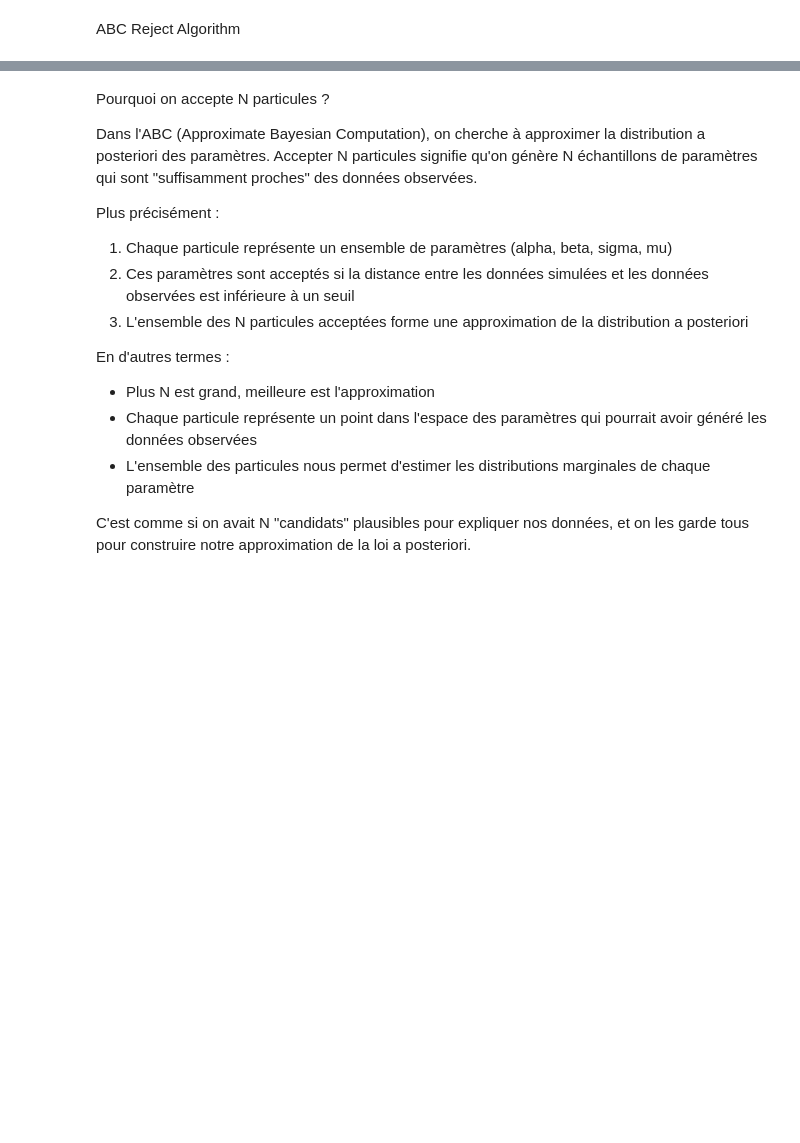
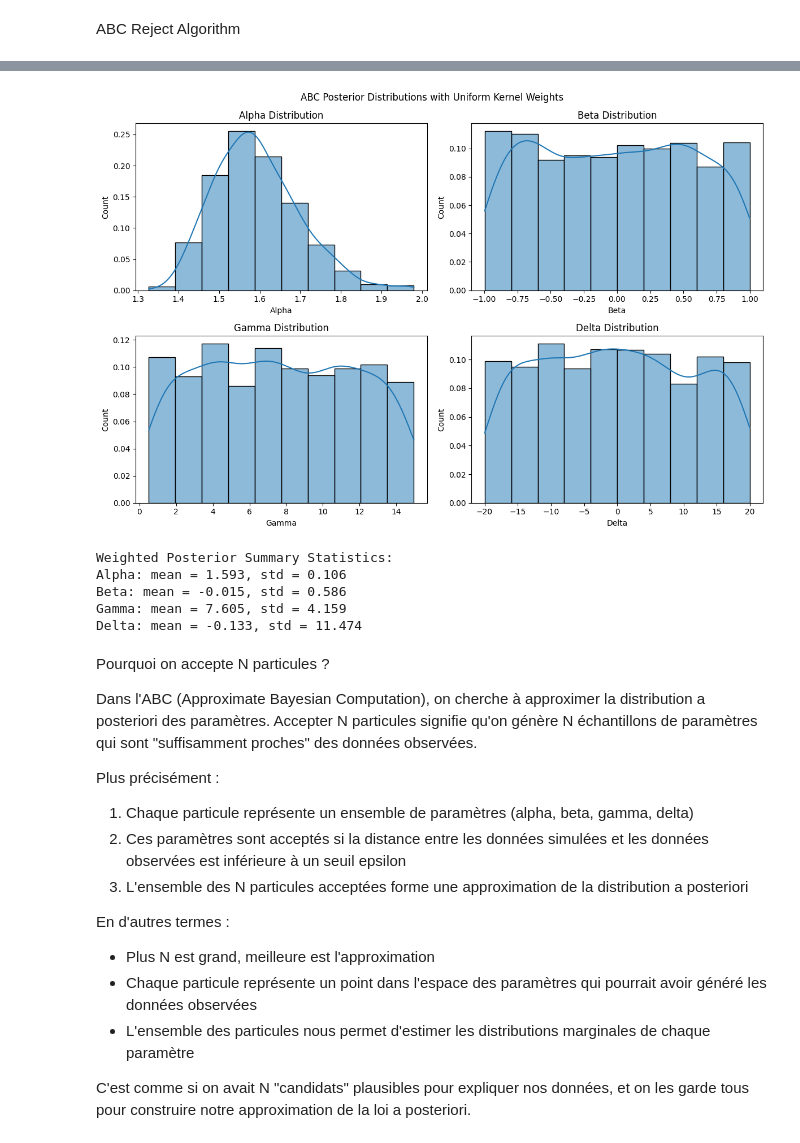
Before and after one commit to bilzoo/ABC-for-alpha-stable-models, a Jupyter notebook: Notebook.ipynb, the cells around one changed output, grey strips where cells are left out. Drawn from its saved outputs; the diff is of its cells as text; code cells hidden in the pictures; blank space fills up the shorter version.

```diff
--- a/Notebook.ipynb
+++ b/Notebook.ipynb
@@ -327,9 +355,9 @@ Estimation de gamma (v_gamma) : 1.97019920791312
 alpha = 1.7  # Paramètre alpha pour la simulation
 beta = 0.9   # Paramètre beta pour la simulation
 gamma = 10   # Paramètre gamma pour la simulation
-mu = 0       # Paramètre mu pour la simulation
+delta = 0       # Paramètre mu pour la simulation
 size = 1000  # Nombre de données simulées
-epsilon = 0.1  # Seuil de tolérance (distance acceptée entre les quantiles)
+epsilon = 0.5 # Seuil de tolérance (distance acceptée entre les quantiles)
 num_samples = 1000  # Nombre de simulations à effectuer
 
 # Fonction pour calculer les quantiles
@@ -337,7 +365,7 @@ def compute_quantiles(data):
     return np.percentile(data, [5, 25, 50, 75, 95])
 
 # Fonction pour générer des données alpha-stables
-def sample_alpha_stable(alpha, beta, gamma, mu, size=1):
+def sample_alpha_stable(alpha, beta, gamma, delta, size):
     U = np.pi * (np.random.rand(size) - 0.5)  # Uniforme sur (-π/2, π/2)
     W = np.random.exponential(scale=1.0, size=size)  # Exponentielle
     if alpha != 1:
@@ -349,7 +377,9 @@ def sample_alpha_stable(alpha, beta, gamma, mu, size=1):
         B = (2 / np.pi) * ((np.pi / 2) + beta * U) * np.tan(U) - \
             beta * np.log((np.pi / 2) * np.cos(U) / ((np.pi / 2) + beta * U))
         X = B
-    return gamma * X + mu
+    return gamma * X + delta
+
+observed_data = sample_alpha_stable(alpha, beta, gamma, delta, size)
 
 # Fonction ABC-Reject
 def abc_reject(prior, num_samples, epsilon):
@@ -360,13 +390,13 @@ def abc_reject(prior, num_samples, epsilon):
         theta = prior()
 
         # 2. Simuler des données avec ce paramètre
-        simulated_data = sample_alpha_stable(alpha=theta[0], beta=theta[1], gamma=theta[2], mu=mu, size=size)
+        simulated_data = sample_alpha_stable(alpha=theta[0], beta=theta[1], gamma=theta[2], delta=0, size=size)
 
         # 3. Calculer les quantiles des données simulées
         quantiles_simulated = compute_quantiles(simulated_data)
 
         # 4. Utiliser les quantiles simulés comme "données observées"
-        quantiles_observed = compute_quantiles(data) # Ici, les données simulées servent de référence
+        quantiles_observed = compute_quantiles(observed_data) # Ici, les données simulées servent de référence
 
         # 5. Calculer la distance entre les quantiles simulés et observés
         distance = np.linalg.norm(quantiles_simulated - quantiles_observed)
@@ -543,18 +647,13 @@ def calculate_weights(distances, epsilon, kernel_type='gaussian'):
 import seaborn as sns
 import numpy as np
 import matplotlib.pyplot as plt
-from kernel_utils import calculate_weights
 
-# Extract accepted parameters and distances
-alphas = [sample['alpha'] for sample in accepted]
-betas = [sample['beta'] for sample in accepted]
-sigmas = [sample['sigma'] for sample in accepted]
-mus = [sample['mu'] for sample in accepted]
-distances = [sample['distance'] for sample in accepted]
-
-
-# Extract distances from accepted samples
-distances = [sample['distance'] for sample in accepted]
+# Extract distances
+alphas = [sample['alpha'] for sample in accepted_samples]
+betas = [sample['beta'] for sample in accepted_samples]
+gammas = [sample['gamma'] for sample in accepted_samples]
+deltas = [sample['delta'] for sample in accepted_samples]
+distances = [sample['distance'] for sample in accepted_samples]
 
 # Calculate weights using the kernel function
 weights = calculate_weights(distances, 0.5, kernel_type='gaussian') #ici epsilon est 0.5
@@ -563,41 +662,48 @@ weights = calculate_weights(distances, 0.5, kernel_type='gaussian') #ici epsilon
 fig, axes = plt.subplots(2, 2, figsize=(12, 8))
 fig.suptitle('ABC Posterior Distributions with Uniform Kernel Weights')
 
 # Plot weighted histograms and KDEs for each parameter
 sns.histplot(x=alphas, weights=weights, kde=True, ax=axes[0, 0])
 axes[0, 0].set_title('Alpha Distribution')
 axes[0, 0].set_xlabel('Alpha')
 
 sns.histplot(x=betas, weights=weights, kde=True, ax=axes[0, 1])
 axes[0, 1].set_title('Beta Distribution')
 axes[0, 1].set_xlabel('Beta')
 
-sns.histplot(x=sigmas, weights=weights, kde=True, ax=axes[1, 0])
-axes[1, 0].set_title('Sigma Distribution')
-axes[1, 0].set_xlabel('Sigma')
+sns.histplot(x=gammas, weights=weights, kde=True, ax=axes[1, 0])
+axes[1, 0].set_title('Gamma Distribution')
+axes[1, 0].set_xlabel('Gamma')
 
-sns.histplot(x=mus, weights=weights, kde=True, ax=axes[1, 1])
-axes[1, 1].set_title('Mu Distribution')
-axes[1, 1].set_xlabel('Mu')
+sns.histplot(x=deltas, weights=weights, kde=True, ax=axes[1, 1])
+axes[1, 1].set_title('Delta Distribution')
+axes[1, 1].set_xlabel('Delta')
 
 plt.tight_layout()
 plt.show()
 
 # Calculate weighted statistics
 def weighted_mean(values, weights):
     return np.average(values, weights=weights)
 
 def weighted_std(values, weights):
     mean = weighted_mean(values, weights)
     variance = np.average((values - mean)**2, weights=weights)
     return np.sqrt(variance)
 
 # Print weighted summary statistics
 print("\nWeighted Posterior Summary Statistics:")
 print(f"Alpha: mean = {weighted_mean(alphas, weights):.3f}, std = {weighted_std(alphas, weights):.3f}")
 print(f"Beta: mean = {weighted_mean(betas, weights):.3f}, std = {weighted_std(betas, weights):.3f}")
-print(f"Sigma: mean = {weighted_mean(sigmas, weights):.3f}, std = {weighted_std(sigmas, weights):.3f}")
-print(f"Mu: mean = {weighted_mean(mus, weights):.3f}, std = {weighted_std(mus, weights):.3f}")
+print(f"Gamma: mean = {weighted_mean(gammas, weights):.3f}, std = {weighted_std(gammas, weights):.3f}")
+print(f"Delta: mean = {weighted_mean(deltas, weights):.3f}, std = {weighted_std(deltas, weights):.3f}")
+# %% [output]
+[figure, added]
+Weighted Posterior Summary Statistics:
+Alpha: mean = 1.593, std = 0.106
+Beta: mean = -0.015, std = 0.586
+Gamma: mean = 7.605, std = 4.159
+Delta: mean = -0.133, std = 11.474
 # %% [markdown]
 Pourquoi on accepte N particules ?
 
@@ -605,8 +711,8 @@ Dans l'ABC (Approximate Bayesian Computation), on cherche à approximer la distr
 Accepter N particules signifie qu'on génère N échantillons de paramètres qui sont "suffisamment proches" des données observées.
 
 Plus précisément :
-1. Chaque particule représente un ensemble de paramètres (alpha, beta, sigma, mu)
-2. Ces paramètres sont acceptés si la distance entre les données simulées et les données observées est inférieure à un seuil
+1. Chaque particule représente un ensemble de paramètres (alpha, beta, gamma, delta)
+2. Ces paramètres sont acceptés si la distance entre les données simulées et les données observées est inférieure à un seuil epsilon
 3. L'ensemble des N particules acceptées forme une approximation de la distribution a posteriori
 
 En d'autres termes :
```
Also changed, not shown: parts of 17 cells of this notebook.
